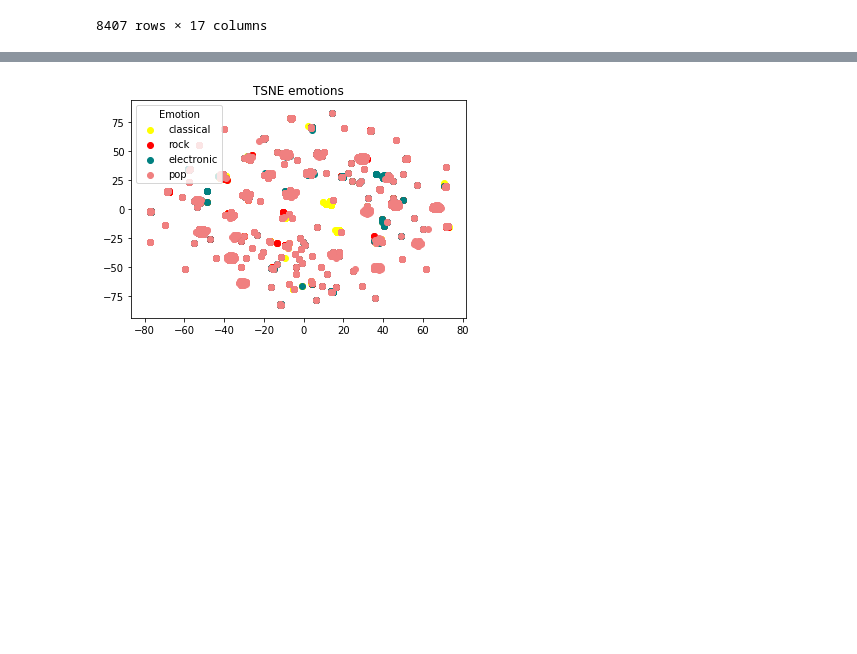
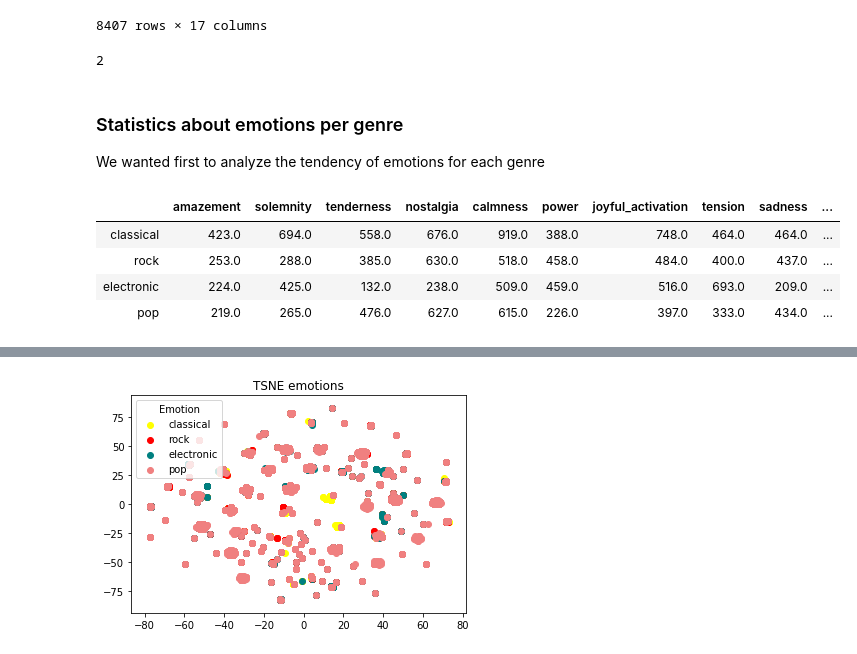
Before and after one commit to iurregog/MusicExploration, a Jupyter notebook: Emotify_exploration.ipynb, the cells around one changed output, grey strips where cells are left out. Drawn from its saved outputs; the diff is of its cells as text; code cells hidden in the pictures; blank space fills up the shorter version.

```diff
--- a/Emotify_exploration.ipynb
+++ b/Emotify_exploration.ipynb
@@ -47,3 +47,46 @@ data_csv
 # %%
 X_emotions = data[:,2:-6]
 target = data[:,1]
+print(X_emotions[0][1]+1)
+# %% [output]
+2
+# %% [markdown]
+### Statistics about emotions per genre
+We wanted first to analyze the tendency of emotions for each genre
+# %%
+summarize_emotions = np.zeros((4,10)) # The first nine columns are the sums of how many ones per emotion and the last one is the total of reviews per genre
+for song in range(X_emotions.shape[0]):
+    if(target[song] =='classical'):
+            summarize_emotions[0][9] += 1
+
+    if(target[song] == 'rock'):
+            summarize_emotions[1][9] += 1
+
+    if(target[song] == 'electronic'):
+        summarize_emotions[2][9] += 1
+
+    if(target[song] == 'pop'):
+        summarize_emotions[3][9] += 1
+
+
+for emotion in range(X_emotions.shape[1]):
+    for song in range(X_emotions.shape[0]):
+        if(target[song] =='classical'):
+            summarize_emotions[0][emotion] = summarize_emotions[0][emotion] + X_emotions[song][emotion]
+
+        if(target[song] == 'rock'):
+             summarize_emotions[1][emotion] = summarize_emotions[1][emotion] + X_emotions[song][emotion]
+
+        if(target[song] == 'electronic'):
+            summarize_emotions[2][emotion] = summarize_emotions[2][emotion] + X_emotions[song][emotion]
+
+        if(target[song] == 'pop'):
+           summarize_emotions[3][emotion] = summarize_emotions[3][emotion] + X_emotions[song][emotion]
+# %%
+pd.DataFrame(data=summarize_emotions, index=["classical", "rock","electronic","pop"], columns=["amazement", "solemnity", "tenderness", "nostalgia", "calmness", "power", "joyful_activation", "tension", "sadness","total"])
+# %% [output]
+|  | amazement | solemnity | tenderness | nostalgia | calmness | power | joyful_activation | tension | sadness | ... |
+| classical | 423.0 | 694.0 | 558.0 | 676.0 | 919.0 | 388.0 | 748.0 | 464.0 | 464.0 | ... |
+| rock | 253.0 | 288.0 | 385.0 | 630.0 | 518.0 | 458.0 | 484.0 | 400.0 | 437.0 | ... |
+| electronic | 224.0 | 425.0 | 132.0 | 238.0 | 509.0 | 459.0 | 516.0 | 693.0 | 209.0 | ... |
+| pop | 219.0 | 265.0 | 476.0 | 627.0 | 615.0 | 226.0 | 397.0 | 333.0 | 434.0 | ... |
```
Also changed, not shown: parts of 1 cell of this notebook.
